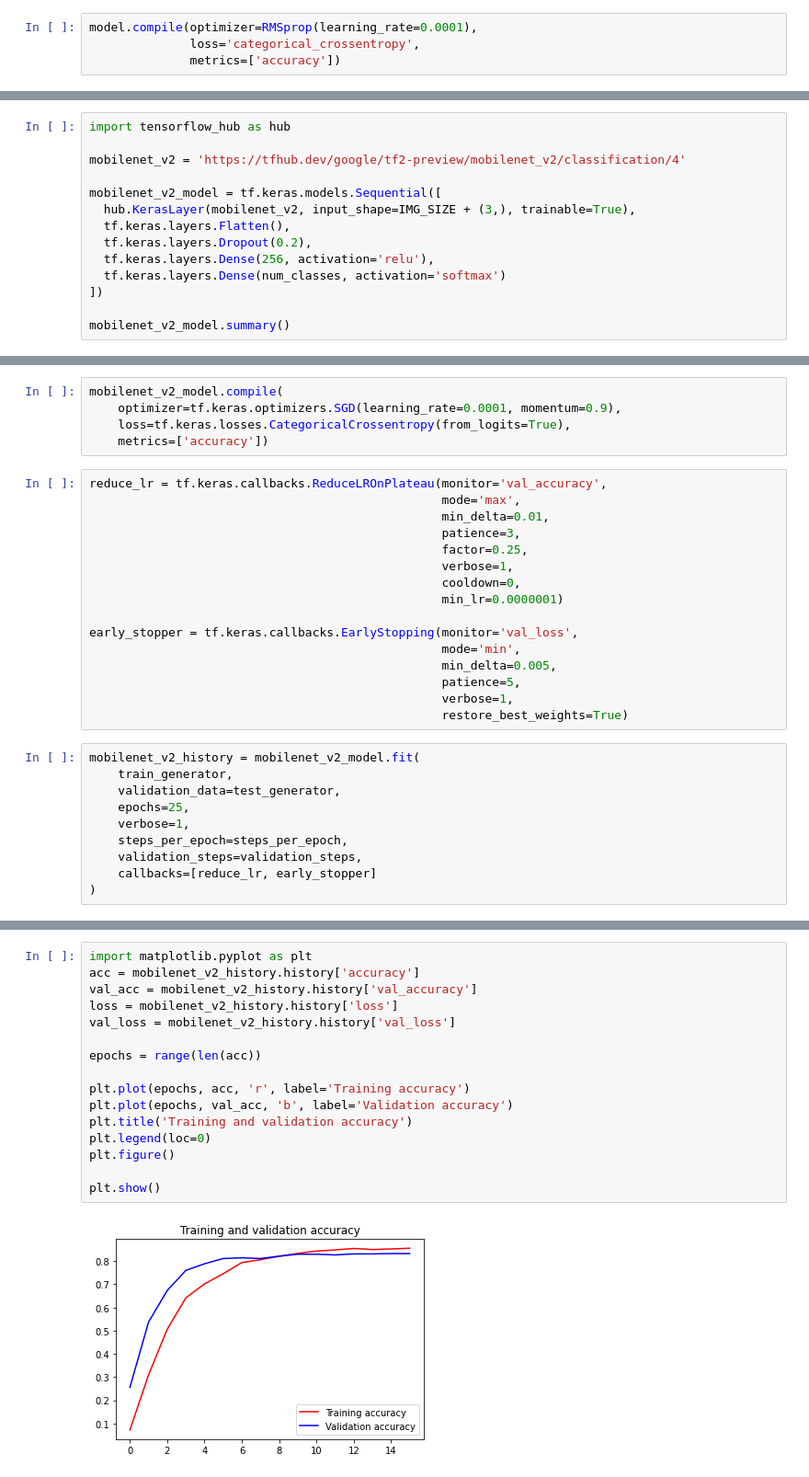
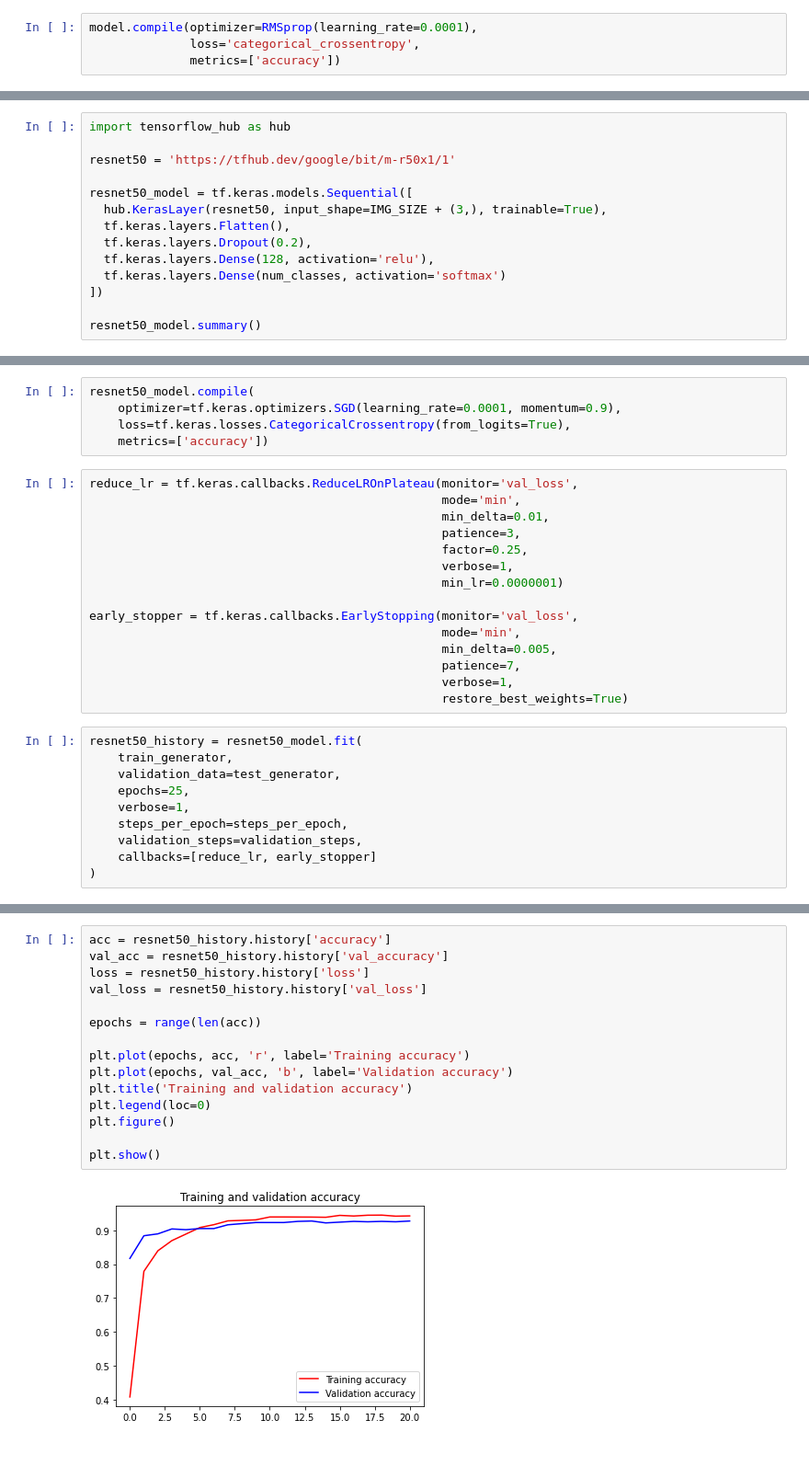
Before and after one commit to memelabela/yourpetcare-ml, a Jupyter notebook: Your_Pet_Care.ipynb, the cells around one changed output, grey strips where cells are left out. Shown at 92% size. Saved outputs shown, nothing was run; the diff lists cells and outputs as text.

Commit message:
Final model

```diff
--- a/Your_Pet_Care.ipynb
+++ b/Your_Pet_Care.ipynb
@@ -322,15 +331,15 @@ plt.show()
 # %%
 import tensorflow_hub as hub
 
-mobilenet_v2 = 'https://tfhub.dev/google/tf2-preview/mobilenet_v2/classification/4'
+resnet50 = 'https://tfhub.dev/google/bit/m-r50x1/1'
 
-mobilenet_v2_model = tf.keras.models.Sequential([
-  hub.KerasLayer(mobilenet_v2, input_shape=IMG_SIZE + (3,), trainable=True),
+resnet50_model = tf.keras.models.Sequential([
+  hub.KerasLayer(resnet50, input_shape=IMG_SIZE + (3,), trainable=True),
   tf.keras.layers.Flatten(),
   tf.keras.layers.Dropout(0.2),
-  tf.keras.layers.Dense(256, activation='relu'),
+  tf.keras.layers.Dense(128, activation='relu'),
   tf.keras.layers.Dense(num_classes, activation='softmax')
 ])
 
-mobilenet_v2_model.summary()
+resnet50_model.summary()
 # %% [output]
@@ -355,27 +364,26 @@ Non-trainable params: 34,112
 _________________________________________________________________
 # %%
-mobilenet_v2_model.compile(
+resnet50_model.compile(
     optimizer=tf.keras.optimizers.SGD(learning_rate=0.0001, momentum=0.9),
     loss=tf.keras.losses.CategoricalCrossentropy(from_logits=True),
     metrics=['accuracy'])
 # %%
-reduce_lr = tf.keras.callbacks.ReduceLROnPlateau(monitor='val_accuracy',
-                                                 mode='max',
+reduce_lr = tf.keras.callbacks.ReduceLROnPlateau(monitor='val_loss',
+                                                 mode='min',
                                                  min_delta=0.01,
                                                  patience=3,
                                                  factor=0.25,
                                                  verbose=1,
-                                                 cooldown=0,
                                                  min_lr=0.0000001)
 
 early_stopper = tf.keras.callbacks.EarlyStopping(monitor='val_loss',
                                                  mode='min',
                                                  min_delta=0.005,
-                                                 patience=5,
+                                                 patience=7,
                                                  verbose=1,
                                                  restore_best_weights=True)
 # %%
-mobilenet_v2_history = mobilenet_v2_model.fit(
+resnet50_history = resnet50_model.fit(
     train_generator,
     validation_data=test_generator,
     epochs=25,
@@ -406,19 +416,18 @@ Epoch 16: early stopping
 # %%
-import matplotlib.pyplot as plt
-acc = mobilenet_v2_history.history['accuracy']
-val_acc = mobilenet_v2_history.history['val_accuracy']
-loss = mobilenet_v2_history.history['loss']
-val_loss = mobilenet_v2_history.history['val_loss']
+acc = resnet50_history.history['accuracy']
+val_acc = resnet50_history.history['val_accuracy']
+loss = resnet50_history.history['loss']
+val_loss = resnet50_history.history['val_loss']
 
 epochs = range(len(acc))
 
 plt.plot(epochs, acc, 'r', label='Training accuracy')
 plt.plot(epochs, val_acc, 'b', label='Validation accuracy')
 plt.title('Training and validation accuracy')
 plt.legend(loc=0)
 plt.figure()
 
 plt.show()
 # %% [output]
-[figure, old version]
+[figure, new version]
 <Figure size 432x288 with 0 Axes>
```
Also changed, not shown: parts of 31 cells of this notebook.
